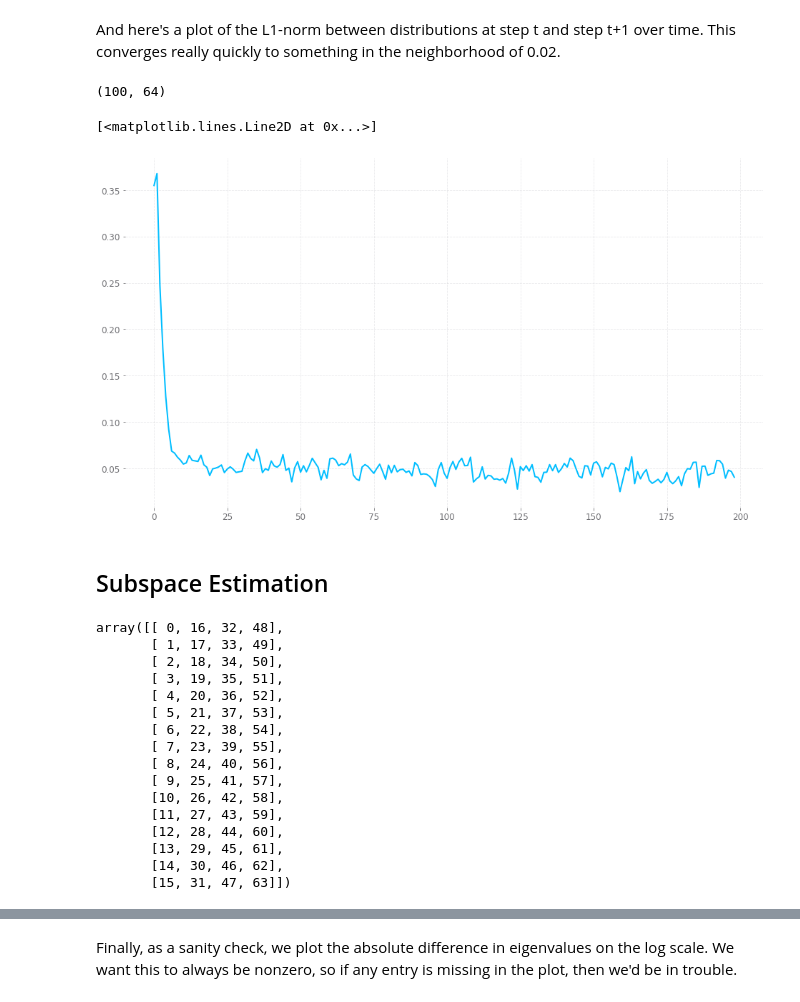
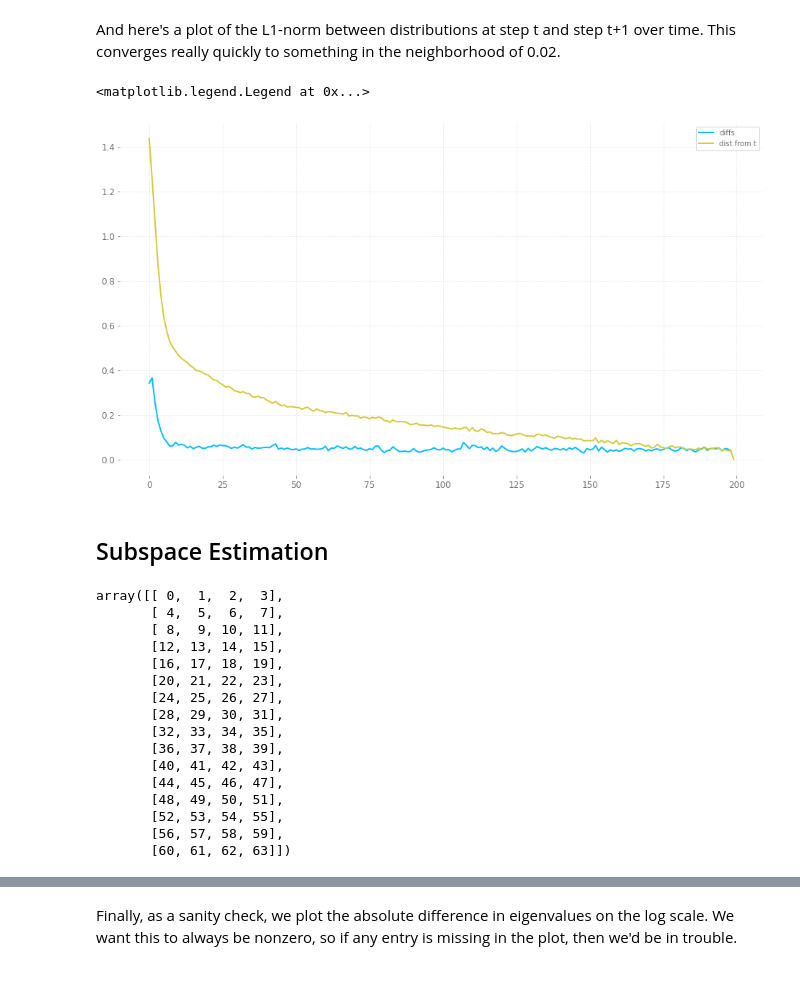
Before and after one commit to hetankevin/off-policy, a Jupyter notebook: mcmix/MixMDP.ipynb, the cells around one changed output, grey strips where cells are left out. Cells and saved outputs as stored; diff of their text form; code cells hidden in the pictures.

```diff
--- a/mcmix/MixMDP.ipynb
+++ b/mcmix/MixMDP.ipynb
@@ -153,0 +135,12 @@ running env with horizon 200
+# %%
+import multiprocessing
+from itertools import repeat
+from concurrent.futures import ProcessPoolExecutor, ThreadPoolExecutor
+import copy
+
+nprocs = 10
+
+with ProcessPoolExecutor(max_workers=nprocs, mp_context=multiprocessing.get_context('fork')) as executor:
+    future = executor.map(confound_mdp.collect_sample, [int(10000/nprocs) for i in range(nprocs)], repeat(copy.deepcopy(mdp)),
+                          repeat(copy.deepcopy(pi_b)), repeat(horizon), repeat(False))
+dataset = np.vstack(list(future))
@@ -189,13 +180,18 @@ fullX = dataset.reshape(dataset.shape[0], dataset.shape[1]*dataset.shape[2])
 #from sklearn.decomposition import PCA
 #pca = PCA(n_components=10, whiten=False).fit_transform(X)
 # %%
+memorder = 'C'
+
 #threes = dataset.reshape(int(dataset.shape[0] * dataset.shape[1] / 3), 3, dataset.shape[2])
 concattrajs = dataset.reshape(dataset.shape[0]*dataset.shape[1], dataset.shape[2])
 threes = np.array([concattrajs[i:i+3] for i in range(len(concattrajs)-2)])
 print(threes.shape)
 threes = dataset #comment for non-sanity check
 print(threes.shape)
-stateactions = (threes[:,:,0] + threes[:,:,1]*nStates).astype(int) #we code (S x A) as s + a|S|, 0,16,32,48 1,17,33,49
+if memorder == 'F':
+    stateactions = (threes[:,:,0] + threes[:,:,1]*nStates).astype(int) #we code (S x A) as s + a|S|, 0,16,32,48 1,17,33,49
+else:
+    stateactions = (threes[:,:,0]*nActions + threes[:,:,1]).astype(int)
 states = (threes[:,:,0]).astype(int)
 actions = (threes[:,:,1]).astype(int)
 currstates = threes[:,:,[0,1]].astype(int)
@@ -242,15 +234,13 @@ pd.DataFrame(dist[:,np.argpartition(dist[-1,:], -10)[-10:]],
 # %% [markdown]
 And here's a plot of the L1-norm between distributions at step t and step t+1 over time. This converges really quickly to something in the neighborhood of 0.02.
-# %%
-dist[:,:].shape
-# %% [output]
-(100, 64)
 # %%
 plt.figure(figsize=(16,9))
-plt.plot(np.sum(np.abs(np.diff(dist, axis=0)),1))
+plt.plot(np.sum(np.abs(np.diff(dist, axis=0)),1), label='diffs')
+plt.plot(np.sum(np.abs(dist - dist[-1]),1), label='dist from t')
+plt.legend()
 # %% [output]
-[<matplotlib.lines.Line2D at 0x...>]
+<matplotlib.legend.Legend at 0x...>
-[figure, old version]
+[figure, new version]
 # %% [markdown]
 ## Subspace Estimation
 # %%
@@ -276,22 +266,22 @@ onehotsaclass = onehotsa[2*sz:]
 onehotsaflatclass = onehotsaflat[2*sz:]
 onehotspclass = onehotsp[2*sz:]
 # %%
-np.array([i for i in range(64)]).reshape(nStates, nActions, order='F')
+np.array([i for i in range(64)]).reshape(nStates, nActions, order=memorder)
 #so it turns out the s + a|S| ordering corresponds to Fortran ordering
 # %% [output]
-array([[ 0, 16, 32, 48],
-       [ 1, 17, 33, 49],
-       [ 2, 18, 34, 50],
-       [ 3, 19, 35, 51],
-       [ 4, 20, 36, 52],
-       [ 5, 21, 37, 53],
-       [ 6, 22, 38, 54],
-       [ 7, 23, 39, 55],
-       [ 8, 24, 40, 56],
-       [ 9, 25, 41, 57],
-       [10, 26, 42, 58],
-       [11, 27, 43, 59],
-       [12, 28, 44, 60],
-       [13, 29, 45, 61],
-       [14, 30, 46, 62],
-       [15, 31, 47, 63]])
+array([[ 0,  1,  2,  3],
+       [ 4,  5,  6,  7],
+       [ 8,  9, 10, 11],
+       [12, 13, 14, 15],
+       [16, 17, 18, 19],
+       [20, 21, 22, 23],
+       [24, 25, 26, 27],
+       [28, 29, 30, 31],
+       [32, 33, 34, 35],
+       [36, 37, 38, 39],
+       [40, 41, 42, 43],
+       [44, 45, 46, 47],
+       [48, 49, 50, 51],
+       [52, 53, 54, 55],
+       [56, 57, 58, 59],
+       [60, 61, 62, 63]])
```
Also changed, not shown: parts of 77 cells of this notebook, 12 other files.
